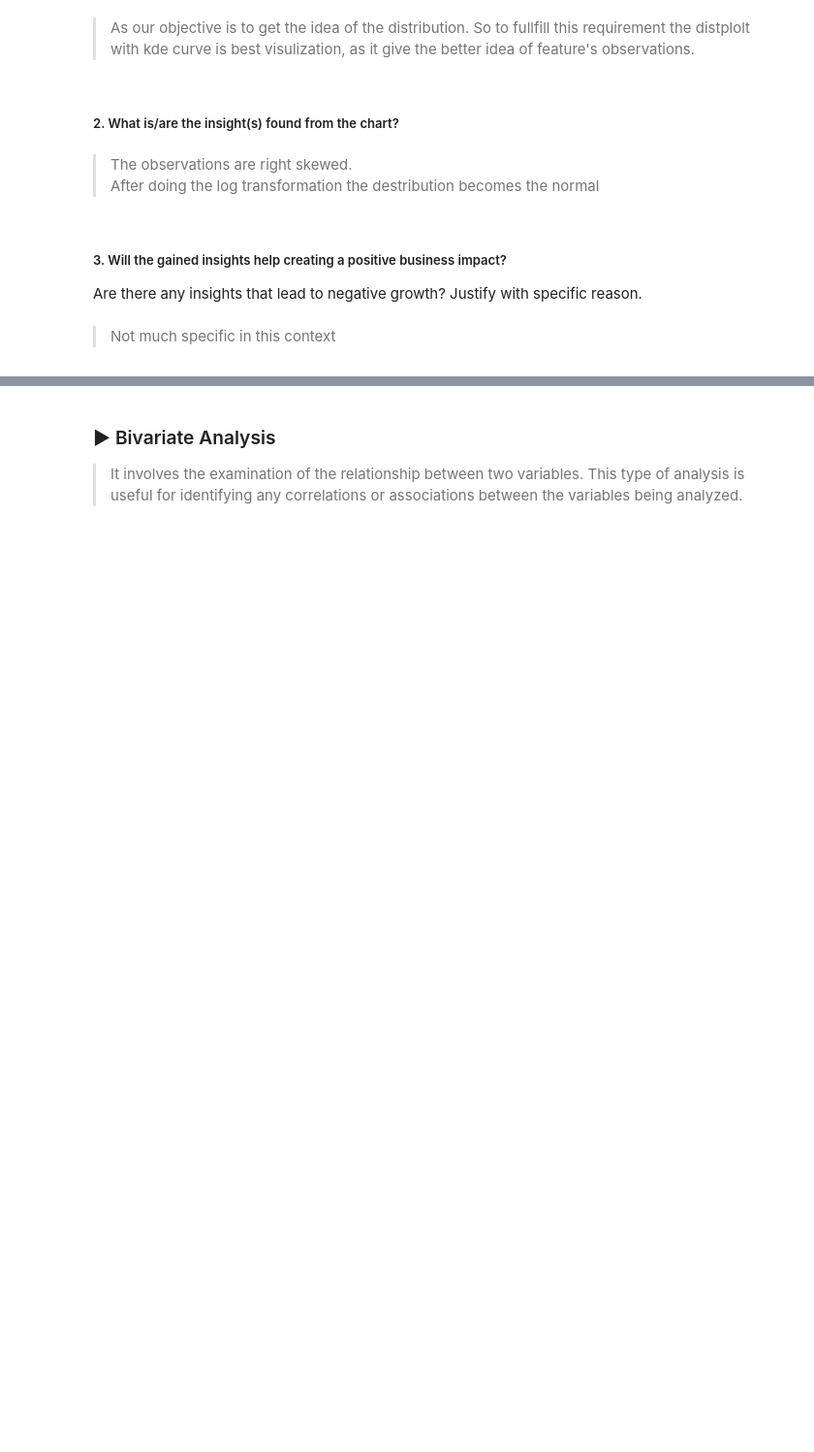
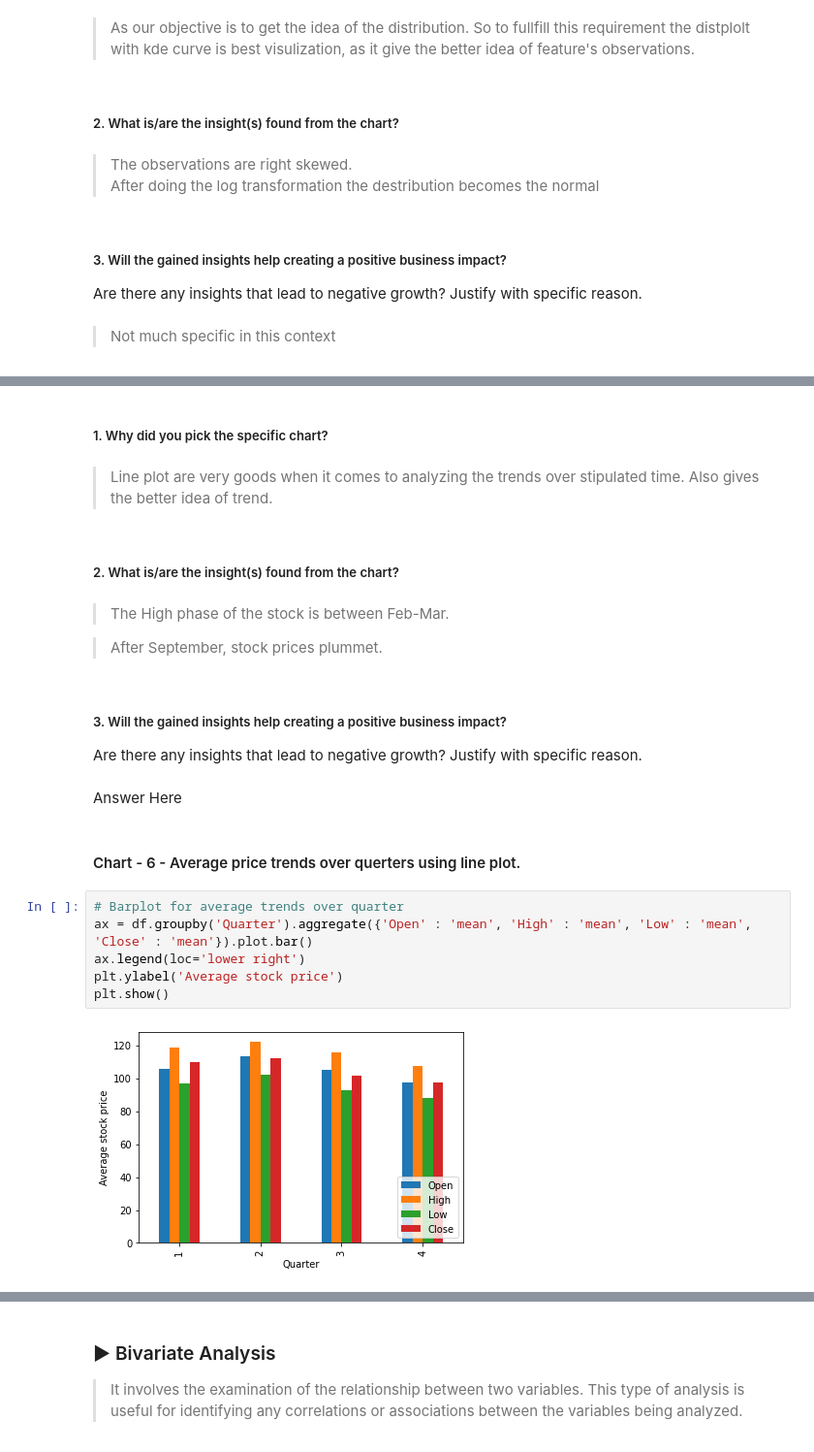
Before and after one commit to ashish-mali/Regression-Yes-Bank-Stock-Closing-Price-Prediction, a Jupyter notebook: Yes_Bank_Stock_Closing_Price_Prediction_Capstone_Project.ipynb, the cells around one changed output, grey strips where cells are left out. Shown at 97% size. Saved outputs shown, nothing was run; the diff lists cells and outputs as text; blank space fills up the shorter version.

```diff
--- a/Yes_Bank_Stock_Closing_Price_Prediction_Capstone_Project.ipynb
+++ b/Yes_Bank_Stock_Closing_Price_Prediction_Capstone_Project.ipynb
@@ -1233,0 +1254,25 @@ Are there any insights that lead to negative growth? Justify with specific reaso
+# %% [markdown]
+##### 1. Why did you pick the specific chart?
+# %% [markdown]
+> Line plot are very goods when it comes to analyzing the trends over stipulated time. Also gives the better idea of trend.
+# %% [markdown]
+##### 2. What is/are the insight(s) found from the chart?
+# %% [markdown]
+>The High phase of the stock is between Feb-Mar.
+
+>After September, stock prices plummet.
+# %% [markdown]
+##### 3. Will the gained insights help creating a positive business impact?
+Are there any insights that lead to negative growth? Justify with specific reason.
+# %% [markdown]
+Answer Here
+# %% [markdown]
+#### Chart - 6 - Average price trends over querters using line plot.
+# %%
+# Barplot for average trends over quarter
+ax = df.groupby('Quarter').aggregate({'Open' : 'mean', 'High' : 'mean', 'Low' : 'mean', 'Close' : 'mean'}).plot.bar()
+ax.legend(loc='lower right')
+plt.ylabel('Average stock price')
+plt.show()
+# %% [output]
+[figure, added]
```
Also changed, not shown: parts of 94 cells of this notebook.
